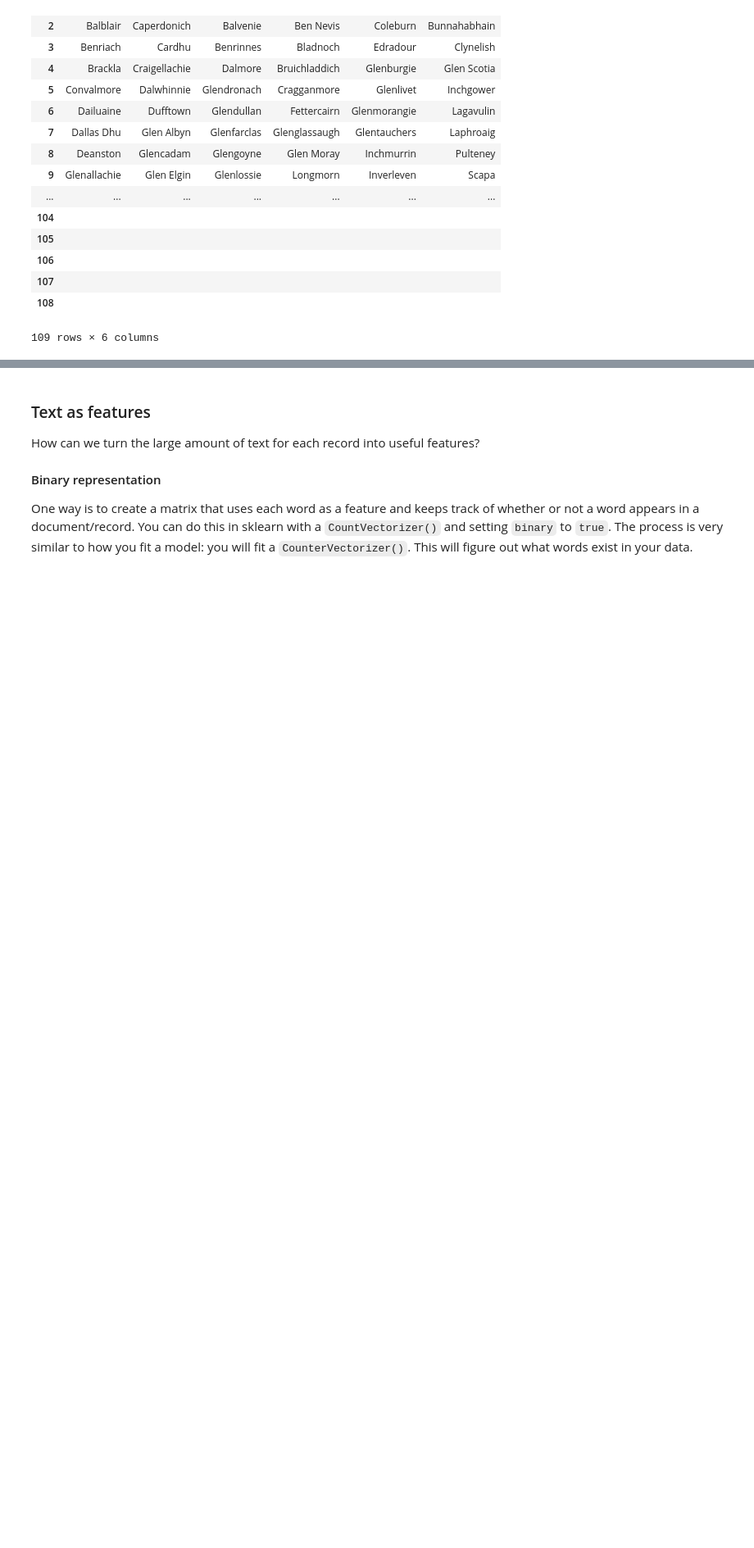
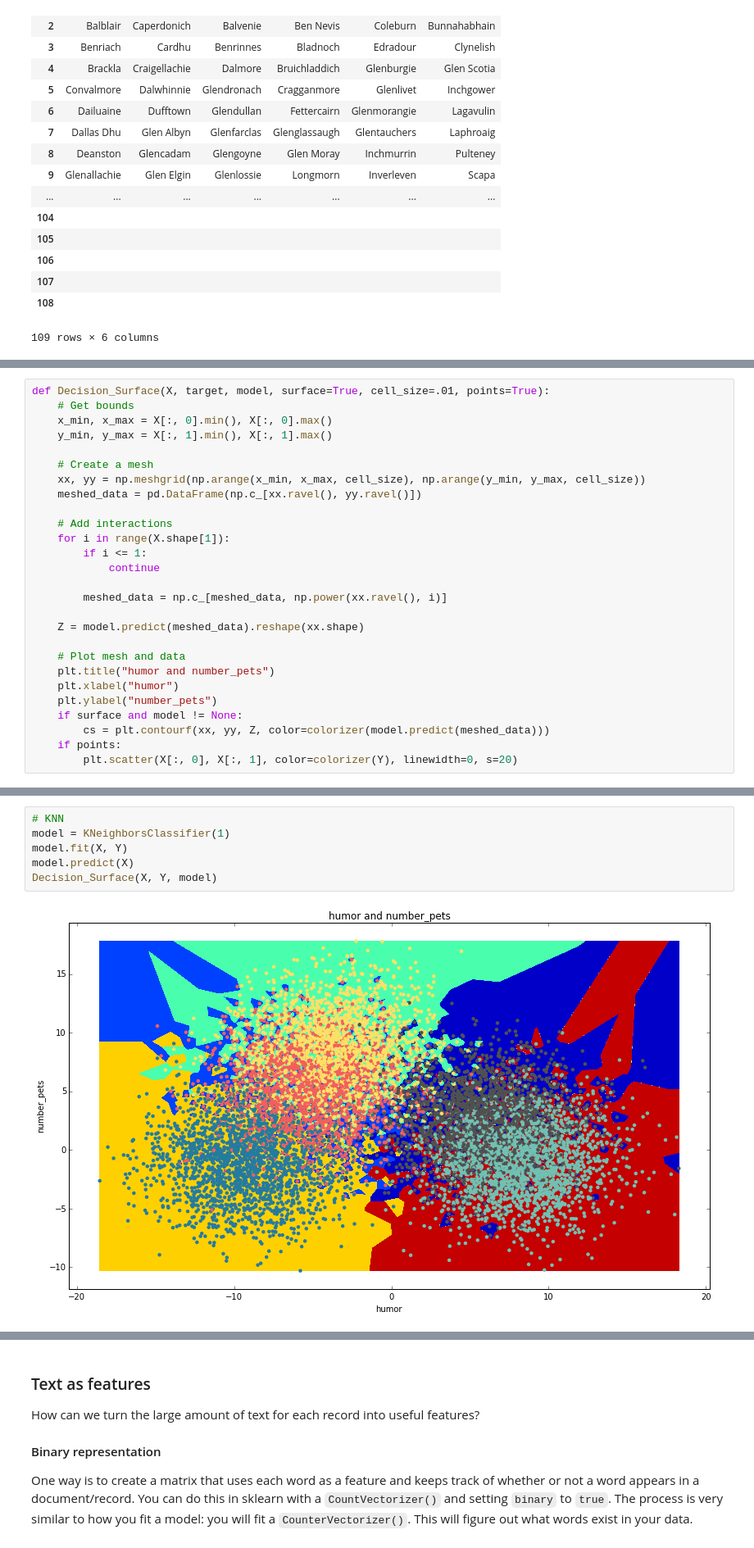
Before and after one commit to rmoakler/learning-data-science, a Jupyter notebook: Class_7/Clustering.ipynb, the cells around one changed output, grey strips where cells are left out. Shown at 82% size. Saved outputs shown, nothing was run; the diff lists cells and outputs as text; blank space fills up the shorter version.

```diff
--- a/Class_7/Clustering.ipynb
+++ b/Class_7/Clustering.ipynb
@@ -165,0 +187,27 @@ pd.DataFrame(cluster_listing)
+# %%
+def Decision_Surface(X, target, model, surface=True, cell_size=.01, points=True):
+    # Get bounds
+    x_min, x_max = X[:, 0].min(), X[:, 0].max()
+    y_min, y_max = X[:, 1].min(), X[:, 1].max()
+
+    # Create a mesh
+    xx, yy = np.meshgrid(np.arange(x_min, x_max, cell_size), np.arange(y_min, y_max, cell_size))
+    meshed_data = pd.DataFrame(np.c_[xx.ravel(), yy.ravel()])
+
+    # Add interactions
+    for i in range(X.shape[1]):
+        if i <= 1:
+            continue
+
+        meshed_data = np.c_[meshed_data, np.power(xx.ravel(), i)]
+
+    Z = model.predict(meshed_data).reshape(xx.shape)
+
+    # Plot mesh and data
+    plt.title("humor and number_pets")
+    plt.xlabel("humor")
+    plt.ylabel("number_pets")
+    if surface and model != None:
+        cs = plt.contourf(xx, yy, Z, color=colorizer(model.predict(meshed_data)))
+    if points:
+        plt.scatter(X[:, 0], X[:, 1], color=colorizer(Y), linewidth=0, s=20)
@@ -165,0 +223,8 @@ pd.DataFrame(cluster_listing)
+# %%
+# KNN
+model = KNeighborsClassifier(1)
+model.fit(X, Y)
+model.predict(X)
+Decision_Surface(X, Y, model)
+# %% [output]
+[figure, added]
```
Also changed, not shown: parts of 6 cells of this notebook.
